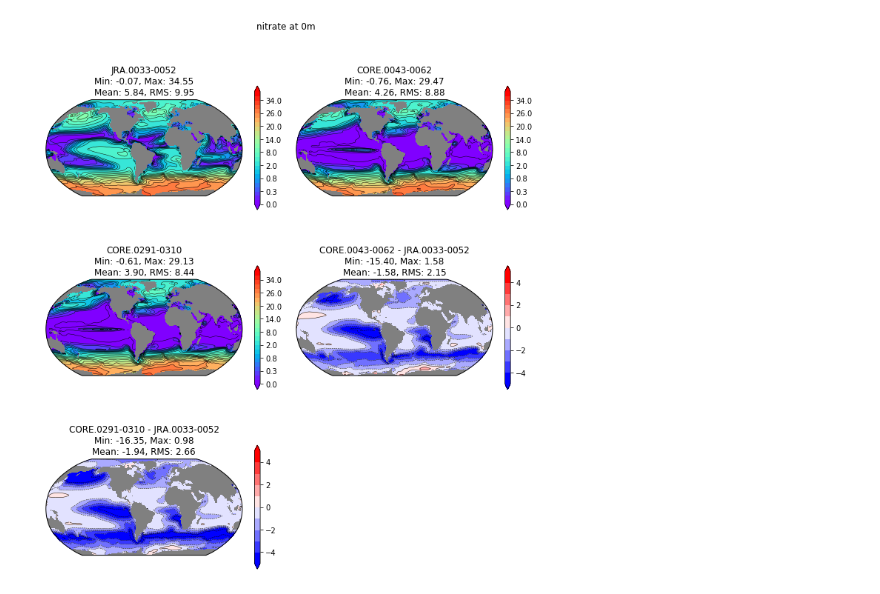
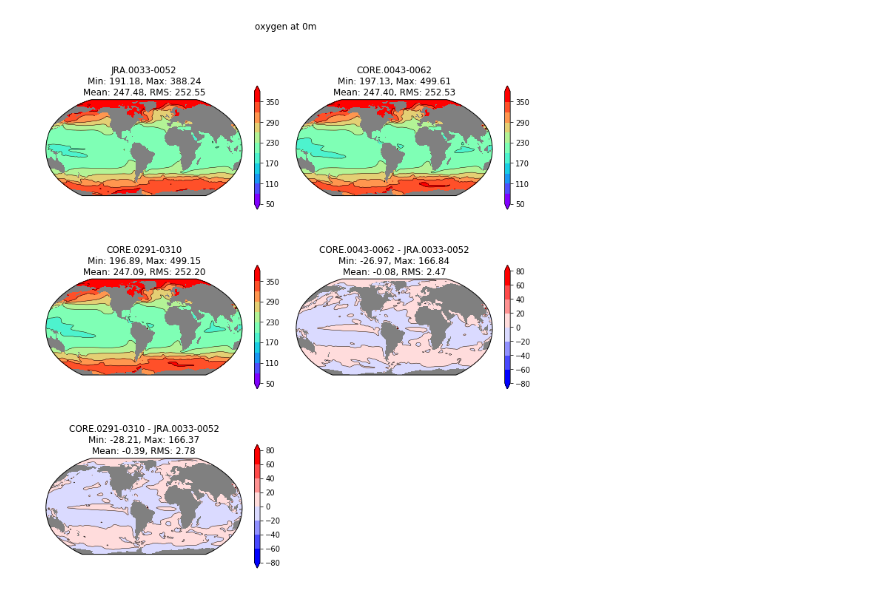
Before and after one commit to mnlevy1981/marbl-diags, a Jupyter notebook: jupyter_driver.ipynb, the cells around one changed output. Saved outputs shown, nothing was run; the diff lists cells and outputs as text; code cells hidden in the pictures.

Commit message:
Switch from nitrate plot to oxygen plot

```diff
--- a/jupyter_driver.ipynb
+++ b/jupyter_driver.ipynb
@@ -41,4 +41,4 @@ Wall time: 1min 57s
 # %%
-AnalysisCategory.AnalysisElements['JRA_vs_CORE'].fig['state-map-JRA_vs_CORE_nitrate_0m_ANN']
+AnalysisCategory.AnalysisElements['JRA_vs_CORE'].fig['state-map-JRA_vs_CORE_oxygen_0m_ANN']
 # %% [output]
-[figure, old version]
+[figure, new version]
```
Also changed, not shown: parts of 1 cell of this notebook.
